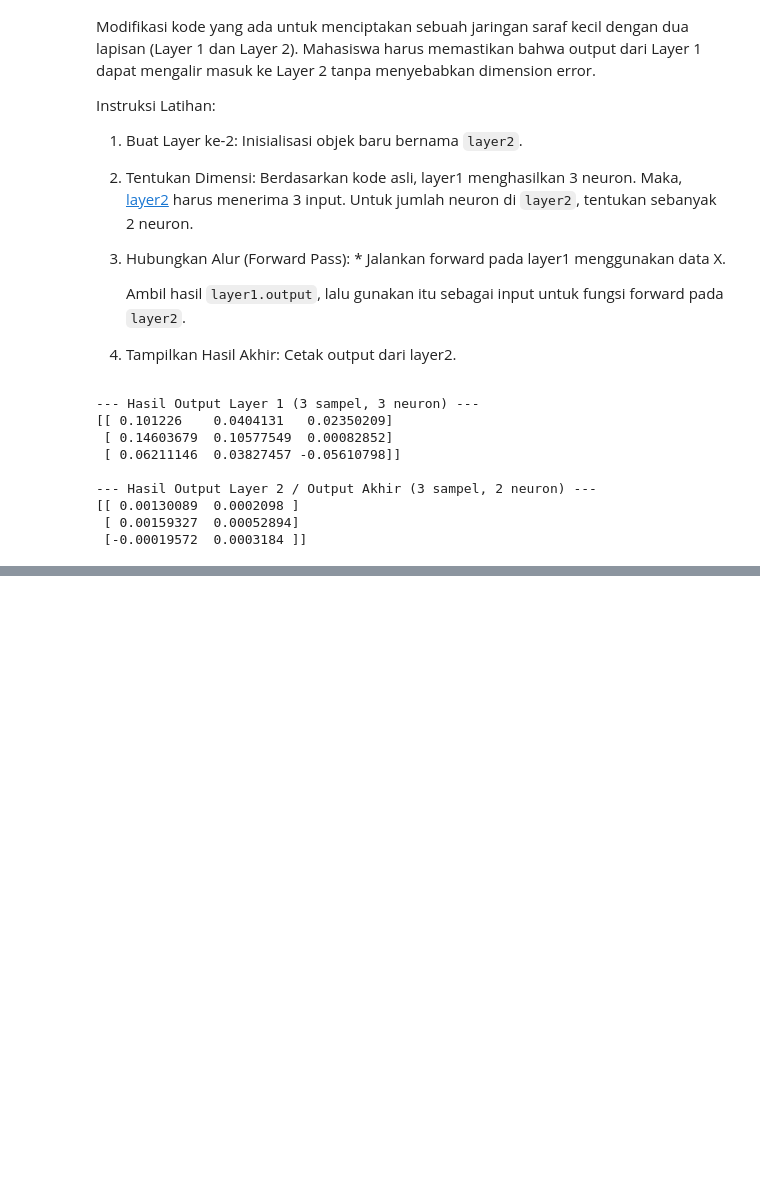
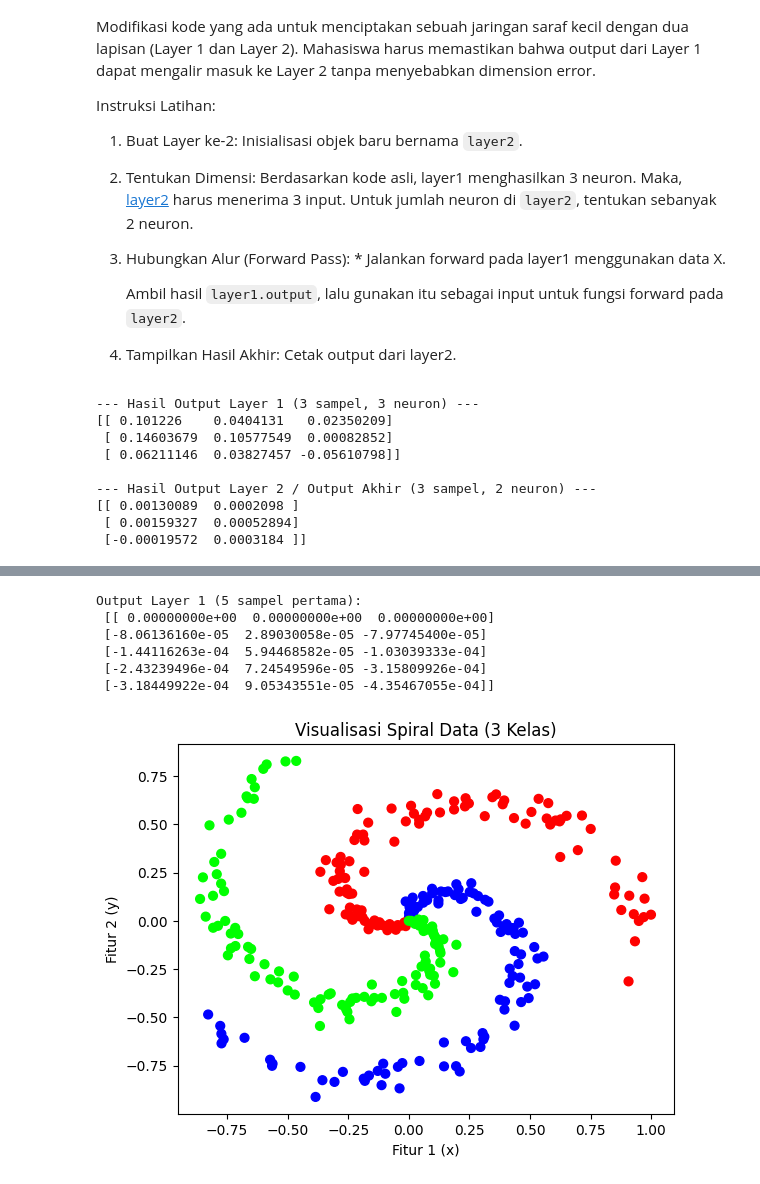
Before and after one commit to amahendra/deep-learning-ubm, a Jupyter notebook: Neural_Network_from_Scratch.ipynb, the cells around one changed output, grey strips where cells are left out. Saved outputs shown, nothing was run; the diff lists cells and outputs as text; code cells hidden in the pictures; blank space fills up the shorter version.

```diff
--- a/Neural_Network_from_Scratch.ipynb
+++ b/Neural_Network_from_Scratch.ipynb
@@ -458,0 +439,60 @@ print(layer2.output)
+# %%
+import numpy as np
+
+# 1. Fungsi Pengganti spiral_data (Manual Implementation)
+def create_spiral_data(samples, classes):
+    X = np.zeros((samples * classes, 2))
+    y = np.zeros(samples * classes, dtype='uint8')
+    for class_number in range(classes):
+        ix = range(samples * class_number, samples * (class_number + 1))
+        r = np.linspace(0.0, 1, samples) # radius
+        t = np.linspace(class_number * 4, (class_number + 1) * 4, samples) + np.random.randn(samples) * 0.2
+        X[ix] = np.c_[r * np.sin(t), r * np.cos(t)]
+        y[ix] = class_number
+    return X, y
+
+# 2. Class Layer_Dense (Tetap Sama)
+class Layer_Dense:
+    def __init__(self, n_inputs, n_neurons):
+        # Menggunakan np.random.seed jika ingin hasil yang selalu sama (pengganti nnfs.init)
+        # np.random.seed(0)
+        self.weights = 0.01 * np.random.randn(n_inputs, n_neurons)
+        self.biases = np.zeros((1, n_neurons))
+
+    def forward(self, inputs):
+        self.output = np.dot(inputs, self.weights) + self.biases
+
+# --- EKSEKUSI ---
+
+# Buat dataset secara manual
+X, y = create_spiral_data(samples=100, classes=3)
+
+# Inisialisasi layer: 2 input features (x, y) dan 3 neuron
+dense1 = Layer_Dense(2, 3)
+
+# Jalankan Forward Pass
+dense1.forward(X)
+
+# Lihat output 5 sampel pertama
+print("Output Layer 1 (5 sampel pertama):\n", dense1.output[:5])
+# %% [output]
+Output Layer 1 (5 sampel pertama):
+ [[ 0.00000000e+00  0.00000000e+00  0.00000000e+00]
+ [-8.06136160e-05  2.89030058e-05 -7.97745400e-05]
+ [-1.44116263e-04  5.94468582e-05 -1.03039333e-04]
+ [-2.43239496e-04  7.24549596e-05 -3.15809926e-04]
+ [-3.18449922e-04  9.05343551e-05 -4.35467055e-04]]
+# %%
+import matplotlib.pyplot as plt
+
+# Membuat data (menggunakan fungsi create_spiral_data dari pesan sebelumnya)
+X, y = create_spiral_data(samples=100, classes=3)
+
+# Visualisasi
+plt.scatter(X[:, 0], X[:, 1], c=y, s=40, cmap='brg')
+plt.title("Visualisasi Spiral Data (3 Kelas)")
+plt.xlabel("Fitur 1 (x)")
+plt.ylabel("Fitur 2 (y)")
+plt.show()
+# %% [output]
+[figure, added]
```
Also changed, not shown: parts of 4 cells of this notebook.
